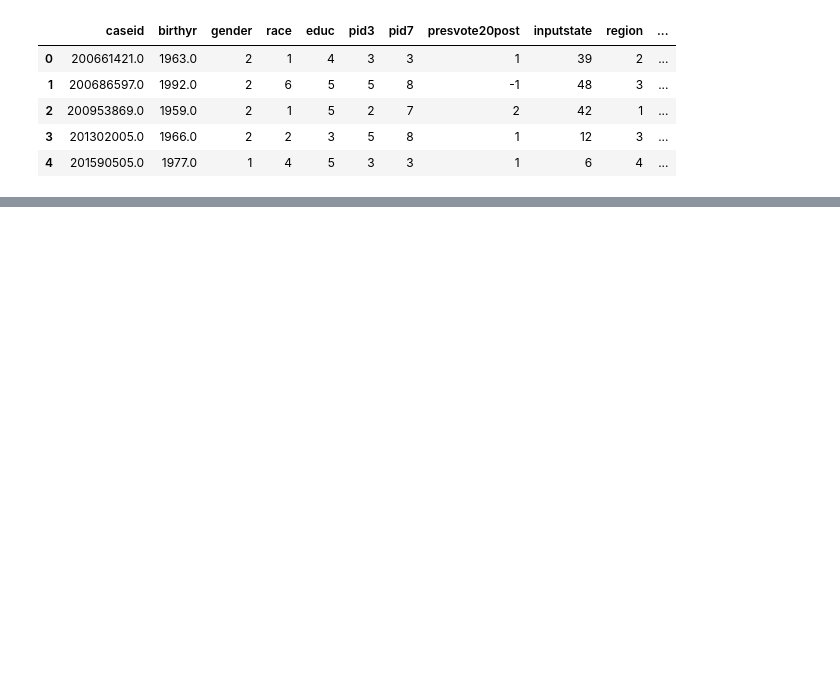
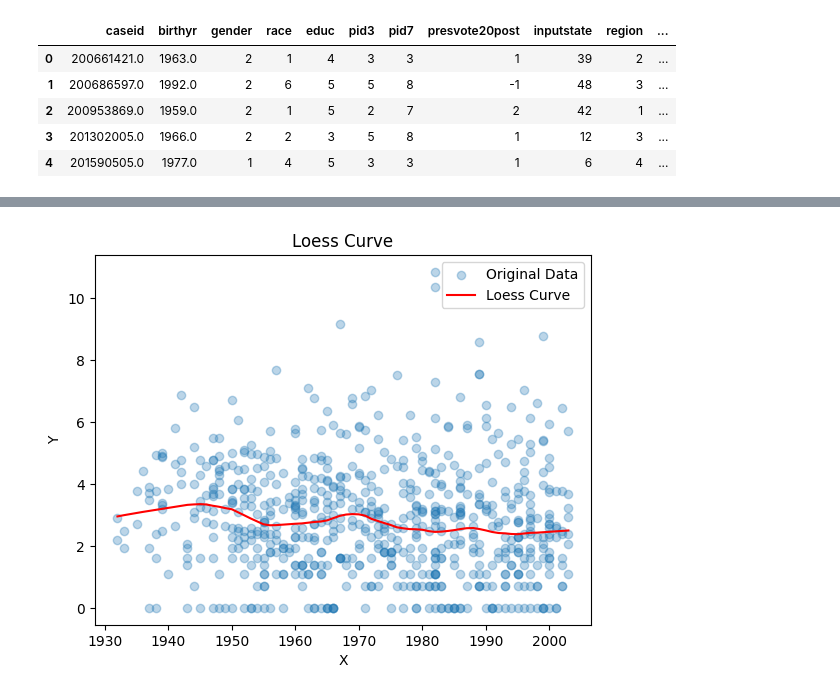
Before and after one commit to themains/bad_domains, a Jupyter notebook: scripts/04_digital_gap.ipynb, the cells around one changed output, grey strips where cells are left out. Cells and saved outputs as stored; diff of their text form; code cells hidden in the pictures; blank space fills up the shorter version.

```diff
--- a/scripts/04_digital_gap.ipynb
+++ b/scripts/04_digital_gap.ipynb
@@ -210,0 +249,15 @@ plt.show()
+# %%
+import seaborn as sns
+import statsmodels.api as sm
+
+lowess = sm.nonparametric.lowess(np.log(fin_dat['malicious_time']), fin_dat['birthyr'], frac=0.2)
+
+plt.scatter(fin_dat['birthyr'], np.log(fin_dat['malicious_time']), alpha=0.3, label='Original Data')
+plt.plot(lowess[:, 0], lowess[:, 1], color='red', label='Loess Curve')
+plt.legend()
+plt.xlabel('X')
+plt.ylabel('Y')
+plt.title('Loess Curve')
+plt.show()
+# %% [output]
+[figure, added]
```
Also changed, not shown: parts of 16 cells of this notebook.
